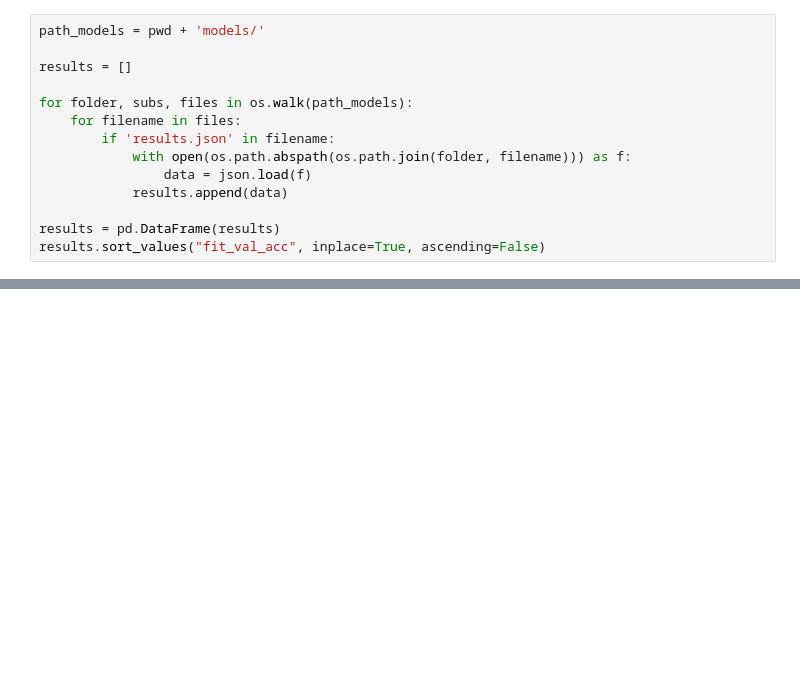
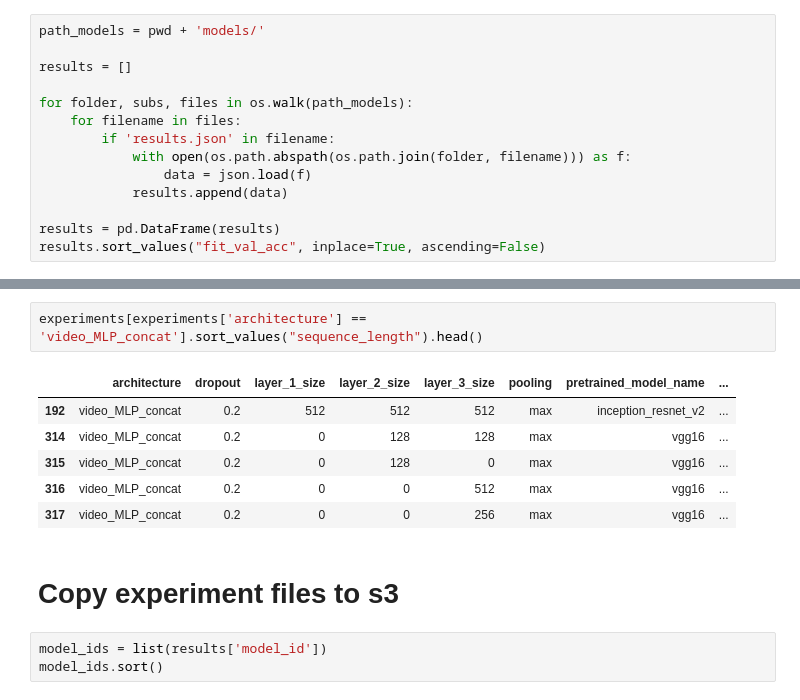
Before and after one commit to alxcnwy/Deep-Neural-Networks-for-Video-Classification, a Jupyter notebook: notebooks/experiments_create_lists.ipynb, the cells around one changed output, grey strips where cells are left out. Saved outputs shown, nothing was run; the diff lists cells and outputs as text; blank space fills up the shorter version.

```diff
--- a/notebooks/experiments_create_lists.ipynb
+++ b/notebooks/experiments_create_lists.ipynb
@@ -260,0 +292,14 @@ results.head(10).T
+# %%
+experiments[experiments['architecture'] == 'video_MLP_concat'].sort_values("sequence_length").head()
+# %% [output]
+|  | architecture | dropout | layer_1_size | layer_2_size | layer_3_size | pooling | pretrained_model_name | ... |
+| 192 | video_MLP_concat | 0.2 | 512 | 512 | 512 | max | inception_resnet_v2 | ... |
+| 314 | video_MLP_concat | 0.2 | 0 | 128 | 128 | max | vgg16 | ... |
+| 315 | video_MLP_concat | 0.2 | 0 | 128 | 0 | max | vgg16 | ... |
+| 316 | video_MLP_concat | 0.2 | 0 | 0 | 512 | max | vgg16 | ... |
+| 317 | video_MLP_concat | 0.2 | 0 | 0 | 256 | max | vgg16 | ... |
+# %% [markdown]
+# Copy experiment files to s3
+# %%
+model_ids = list(results['model_id'])
+model_ids.sort()
```
Also changed, not shown: parts of 16 cells of this notebook, 11 other files.
